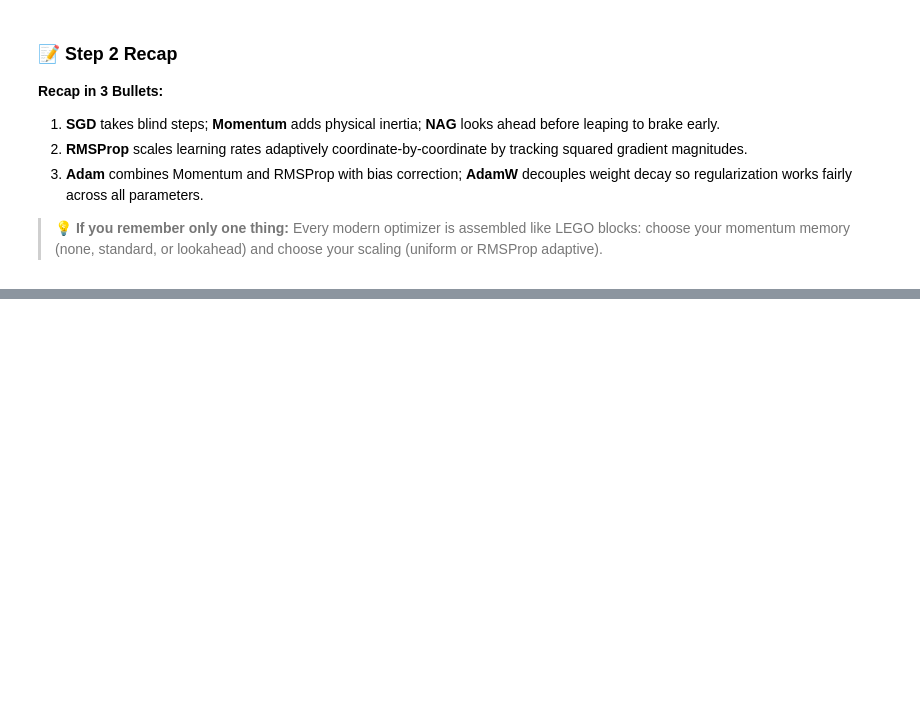
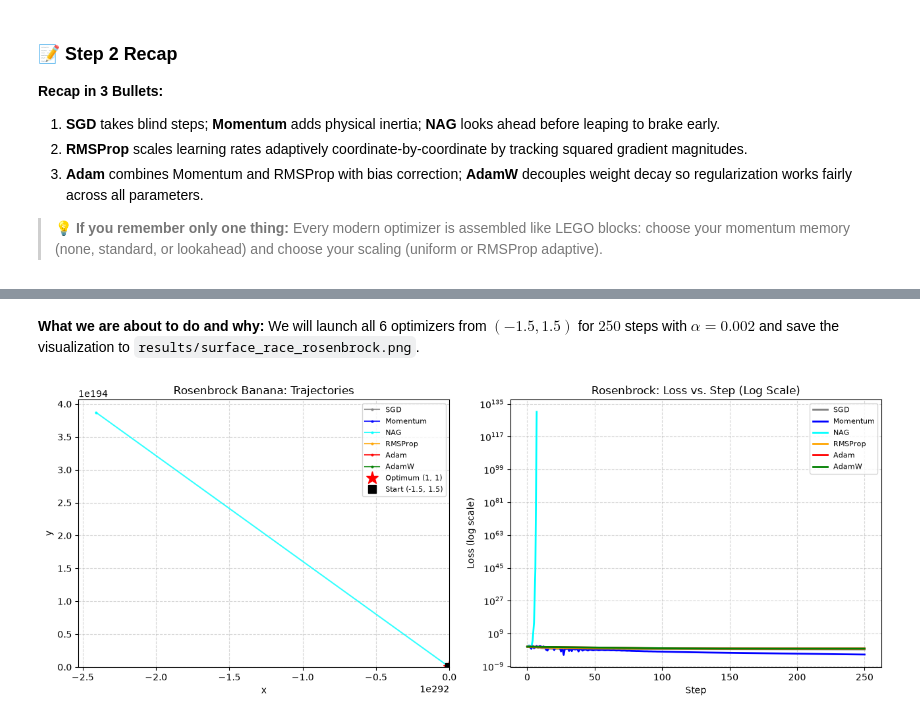
Before and after one commit to Arnav-Shrivastava/Optimization-Algorithms, a Jupyter notebook: optimization_algorithms_lab.ipynb, the cells around one changed output, grey strips where cells are left out. Saved outputs shown, nothing was run; the diff lists cells and outputs as text; code cells hidden in the pictures; blank space fills up the shorter version.

```diff
--- a/optimization_algorithms_lab.ipynb
+++ b/optimization_algorithms_lab.ipynb
@@ -1018,0 +1152,34 @@ Using `torch.optim.Adam(..., weight_decay=0.01)` and thinking you are using Adam
+# %% [markdown]
+**What we are about to do and why:**
+We will launch all 6 optimizers from $(-1.5, 1.5)$ for $250$ steps with $\alpha = 0.002$ and save the visualization to `results/surface_race_rosenbrock.png`.
+# %%
+# Step 3.3 Code: Racing on the Rosenbrock Banana Landscape
+def f_rosen(x, y): return (1.0 - x)**2 + 100.0 * (y - x**2)**2
+def grad_rosen(x, y):
+    gx = 2.0 * (x - 1.0) - 400.0 * x * (y - x**2)
+    gy = 200.0 * (y - x**2)
+    return np.array([gx, gy])
+
+traj_rosen, loss_rosen = run_race(f_rosen, grad_rosen, start_pt=[-1.5, 1.5], steps=250, lr=0.002)
+
+fig, (ax1, ax2) = plt.subplots(1, 2, figsize=(13, 5))
+x_grid = np.linspace(-2.0, 2.0, 250); y_grid = np.linspace(-0.5, 3.0, 250)
+X, Y = np.meshgrid(x_grid, y_grid); Z = f_rosen(X, Y)
+ax1.contour(X, Y, Z, levels=np.logspace(-1, 3.5, 25), cmap='magma', alpha=0.4)
+for name, path in traj_rosen.items():
+    ax1.plot(path[:, 0], path[:, 1], 'o-', label=name, color=colors[name], markersize=2, linewidth=1.5, alpha=0.8)
+ax1.plot(1.0, 1.0, 'r*', markersize=14, label='Optimum (1, 1)')
+ax1.plot(-1.5, 1.5, 'ks', markersize=8, label='Start (-1.5, 1.5)')
+ax1.set_title("Rosenbrock Banana: Trajectories"); ax1.set_xlabel("x"); ax1.set_ylabel("y")
+ax1.legend(fontsize=8); ax1.grid(True, linestyle='--', alpha=0.5)
+
+for name, losses in loss_rosen.items():
+    ax2.semilogy(losses, label=name, color=colors[name], linewidth=2)
+ax2.set_title("Rosenbrock: Loss vs. Step (Log Scale)"); ax2.set_xlabel("Step"); ax2.set_ylabel("Loss (log scale)")
+ax2.legend(fontsize=8); ax2.grid(True, linestyle='--', alpha=0.5)
+
+plt.tight_layout()
+plt.savefig("results/surface_race_rosenbrock.png", dpi=150)
+plt.show()
+# %% [output]
+[figure, added]
```
Also changed, not shown: parts of 19 cells of this notebook, 4 other files.
